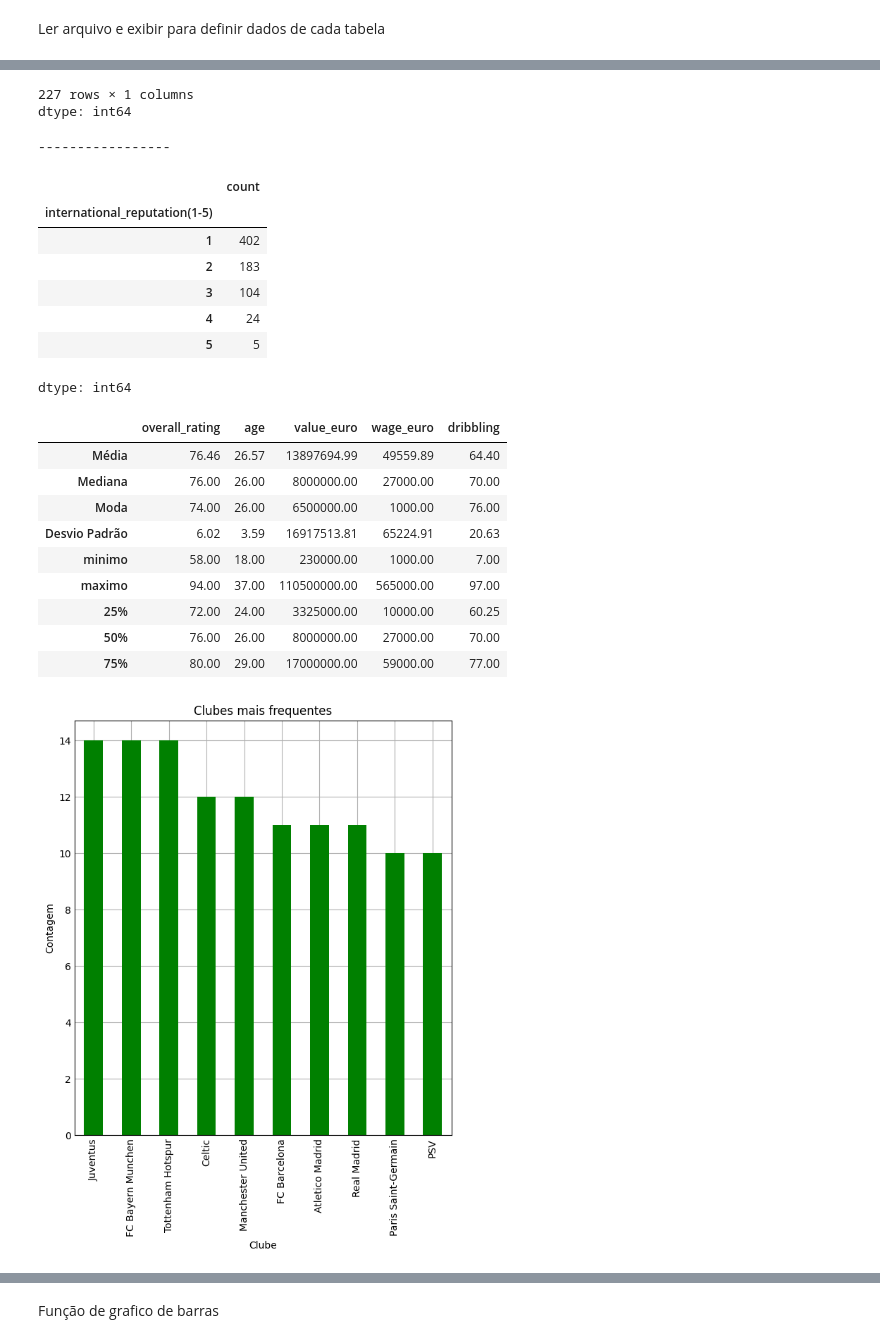
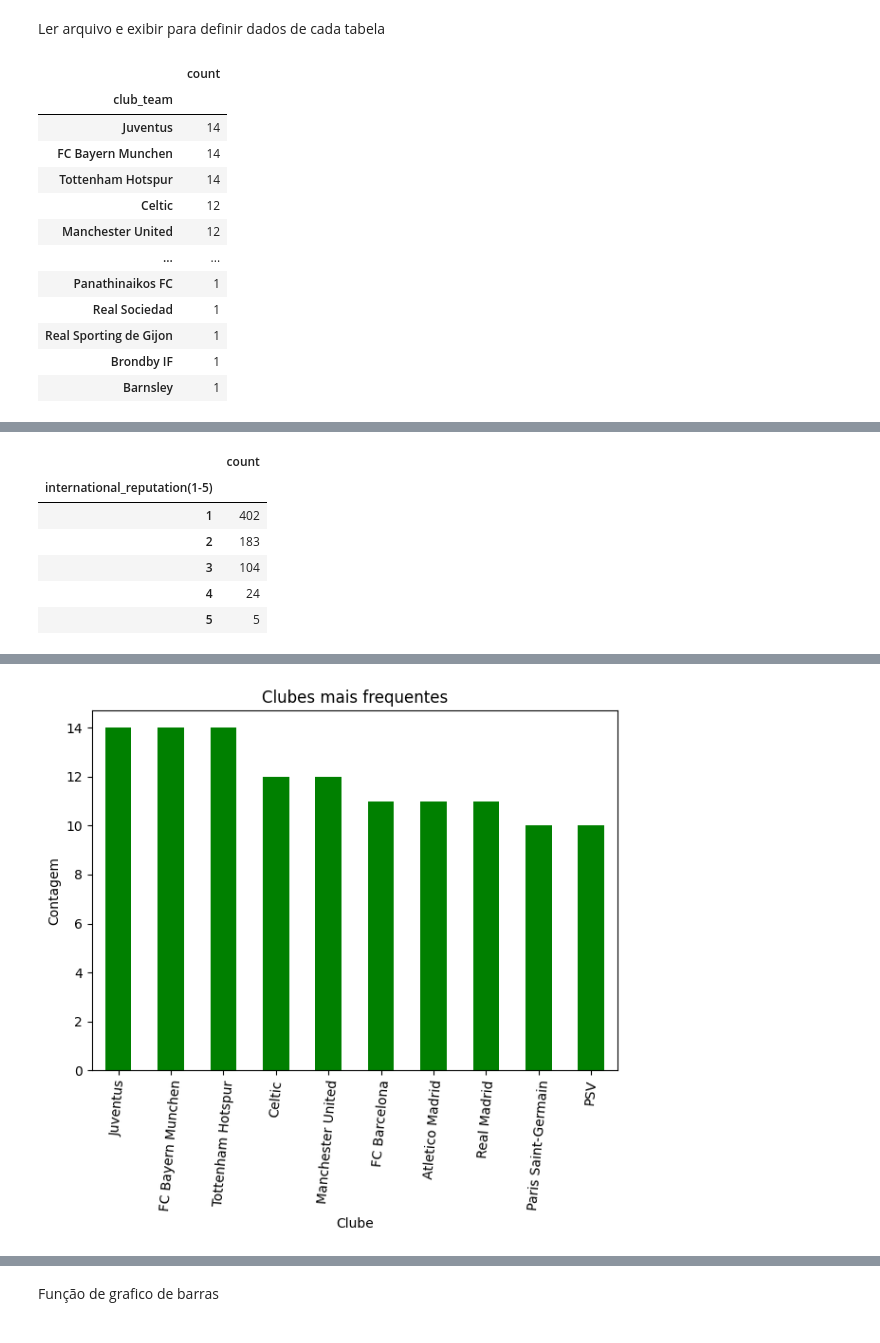
Before and after one commit to FelipePinheiro964/Fase-1---estat-stica-aplicada, a Jupyter notebook: Fase_1_Projeto_estatistica_aplicada.ipynb, the cells around one changed output, grey strips where cells are left out. Cells and saved outputs as stored; diff of their text form; code cells hidden in the pictures.

```diff
--- a/Fase_1_Projeto_estatistica_aplicada.ipynb
+++ b/Fase_1_Projeto_estatistica_aplicada.ipynb
@@ -22,9 +24,9 @@ def exibir_tabela(dados_fifa):
     display(dados_fifa)
 
 def main():
-    # dados_fifa = carregar_dados_iniciais()
+    dados_fifa = carregar_dados_iniciais()
     # exibir_tabela(dados_fifa)
-    # questao_2(dados_fifa)
+    questao_2(dados_fifa)
     # questao_3(dados_fifa)
     # bar_grafic()
     # boxplot()
@@ -32,3 +34,16 @@ def main():
 
 main()
 # %% [output]
+|  | count |
+| club_team |  |
+| Juventus | 14 |
+| FC Bayern Munchen | 14 |
+| Tottenham Hotspur | 14 |
+| Celtic | 12 |
+| Manchester United | 12 |
+| ... | ... |
+| Panathinaikos FC | 1 |
+| Real Sociedad | 1 |
+| Real Sporting de Gijon | 1 |
+| Brondby IF | 1 |
+| Barnsley | 1 |
@@ -47,0 +52,7 @@ tabela:
+|  | count |
+| international_reputation(1-5) |  |
+| 1 | 402 |
+| 2 | 183 |
+| 3 | 104 |
+| 4 | 24 |
+| 5 | 5 |
@@ -62,22 +60 @@ tabela:
-227 rows × 1 columns
-dtype: int64
------------------
-|  | count |
-| international_reputation(1-5) |  |
-| 1 | 402 |
-| 2 | 183 |
-| 3 | 104 |
-| 4 | 24 |
-| 5 | 5 |
-dtype: int64
-|  | overall_rating | age | value_euro | wage_euro | dribbling |
-| Média | 76.46 | 26.57 | 13897694.99 | 49559.89 | 64.40 |
-| Mediana | 76.00 | 26.00 | 8000000.00 | 27000.00 | 70.00 |
-| Moda | 74.00 | 26.00 | 6500000.00 | 1000.00 | 76.00 |
-| Desvio Padrão | 6.02 | 3.59 | 16917513.81 | 65224.91 | 20.63 |
-| minimo | 58.00 | 18.00 | 230000.00 | 1000.00 | 7.00 |
-| maximo | 94.00 | 37.00 | 110500000.00 | 565000.00 | 97.00 |
-| 25% | 72.00 | 24.00 | 3325000.00 | 10000.00 | 60.25 |
-| 50% | 76.00 | 26.00 | 8000000.00 | 27000.00 | 70.00 |
-| 75% | 80.00 | 29.00 | 17000000.00 | 59000.00 | 77.00 |
-[figure, old version]
+[figure, new version]
```
Also changed, not shown: parts of 3 cells of this notebook.
